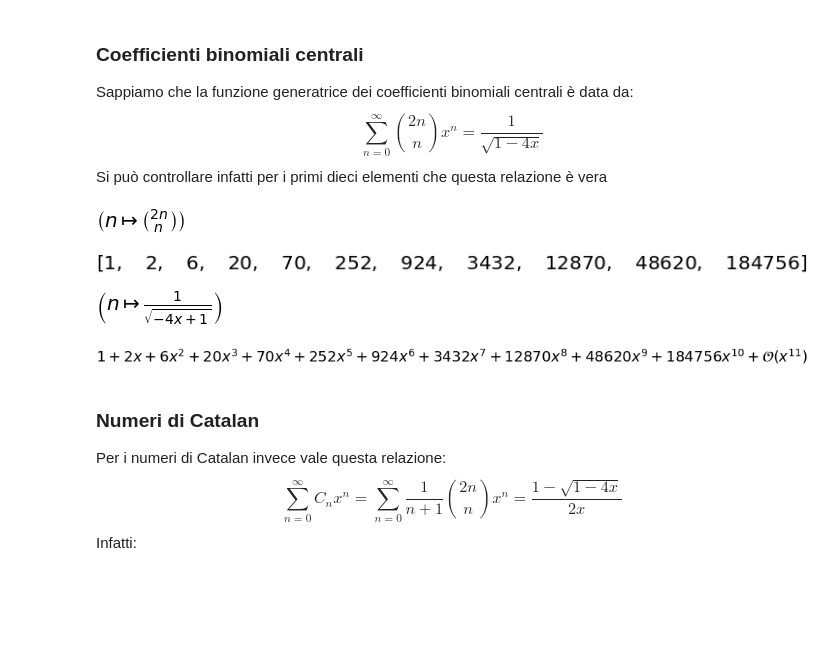
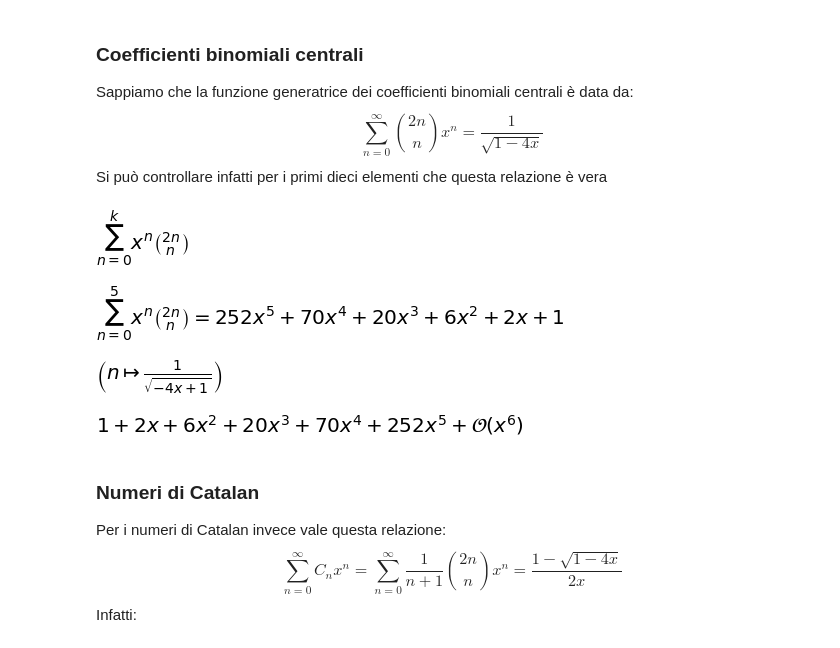
Before and after one commit to mameli/Analysis_and_Design_of_Algorithms, a Jupyter notebook: Chen21/chen.ipynb, the cells around one changed output. Drawn from its saved outputs; the diff is of its cells as text; code cells hidden in the pictures; blank space fills up the shorter version.

Commit message:
fix series

```diff
--- a/Chen21/chen.ipynb
+++ b/Chen21/chen.ipynb
@@ -32,14 +34,15 @@ Sappiamo che la funzione generatrice dei coefficienti binomiali centrali è data
 $$\sum_{n=0}^{\infty}\binom{2n}{n}x^n = \frac{1}{\sqrt{1-4x}}$$
 Si può controllare infatti per i primi dieci elementi che questa relazione è vera
 # %%
-centralN = Lambda([n], binomial(2 * n, n))
+centralN = Sum(binomial(2 * n, n)*x**n, (n,0,k))
 centralN
 # %% [output]
-[figure, old version]
+[figure, new version]
-# %%
-[(centralN(i).doit()) for i in range(0, 11)]
-# %% [output]
-[figure, removed]
+# %%
+expanded = centralN.subs({k:5})
+Eq(expanded, expanded.doit())
+# %% [output]
+[figure, added]
 # %%
 x = symbols('x', integer=True)
 centralBinomialCoef_expr = Lambda([n],1 / (sqrt(1 - 4 * x)))
@@ -47,9 +50,9 @@ centralBinomialCoef_expr
 # %% [output]
 [figure]
 # %%
-series(centralBinomialCoef_expr(x), x, n=11)
+series(centralBinomialCoef_expr(x), x, n=6)
 # %% [output]
-[figure, old version]
+[figure, new version]
 # %% [markdown]
 ### Numeri di Catalan
 Per i numeri di Catalan invece vale questa relazione:
```
Also changed, not shown: parts of 103 cells of this notebook.
